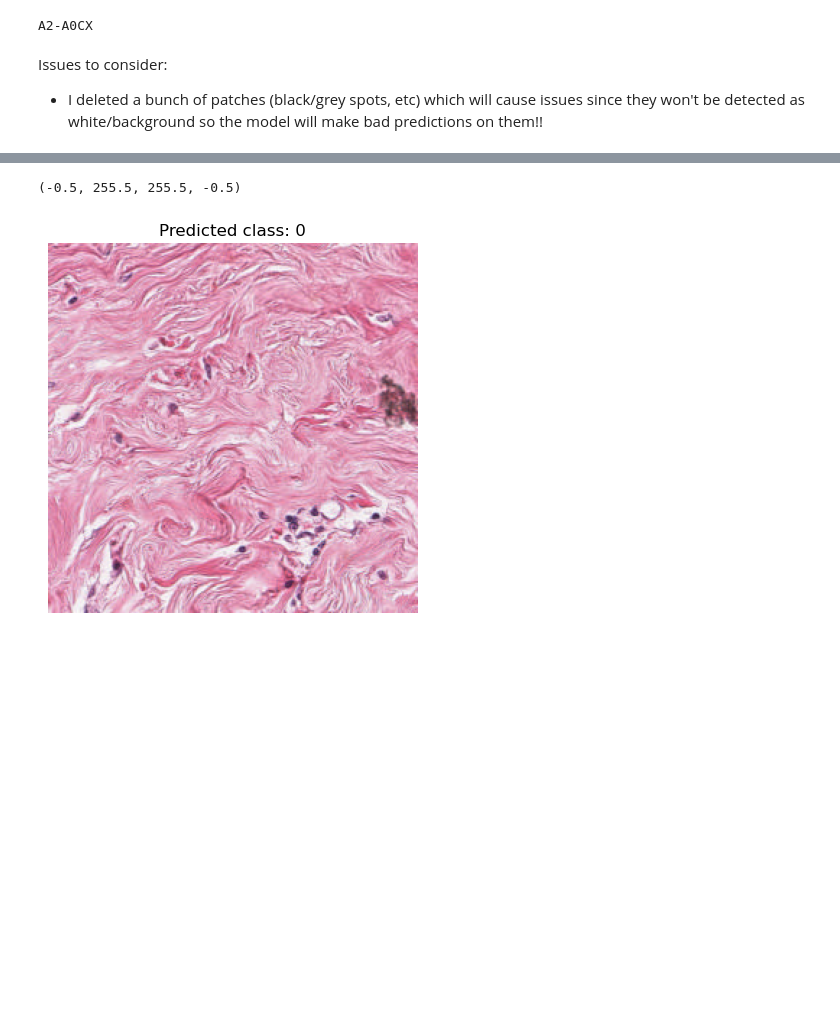
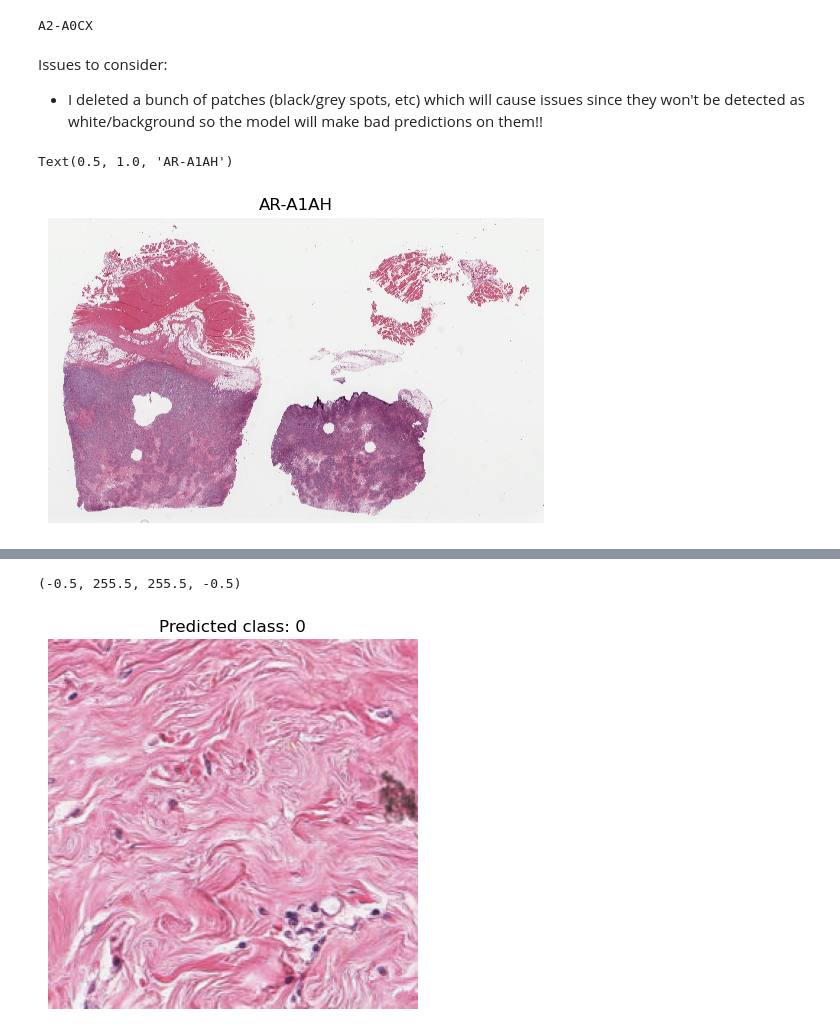
Before and after one commit to Alexandra-Smith/masters, a Jupyter notebook: notebooks/11-heatmaps.ipynb, the cells around one changed output, grey strips where cells are left out. Drawn from its saved outputs; the diff is of its cells as text; code cells hidden in the pictures; blank space fills up the shorter version.

```diff
--- a/notebooks/11-heatmaps.ipynb
+++ b/notebooks/11-heatmaps.ipynb
@@ -463,0 +569,7 @@ Issues to consider:
+# %%
+plt.imshow(slide)
+plt.axis('off')
+plt.title(case)
+# %% [output]
+Text(0.5, 1.0, 'AR-A1AH')
+[figure, added]
```
Also changed, not shown: parts of 18 cells of this notebook.
